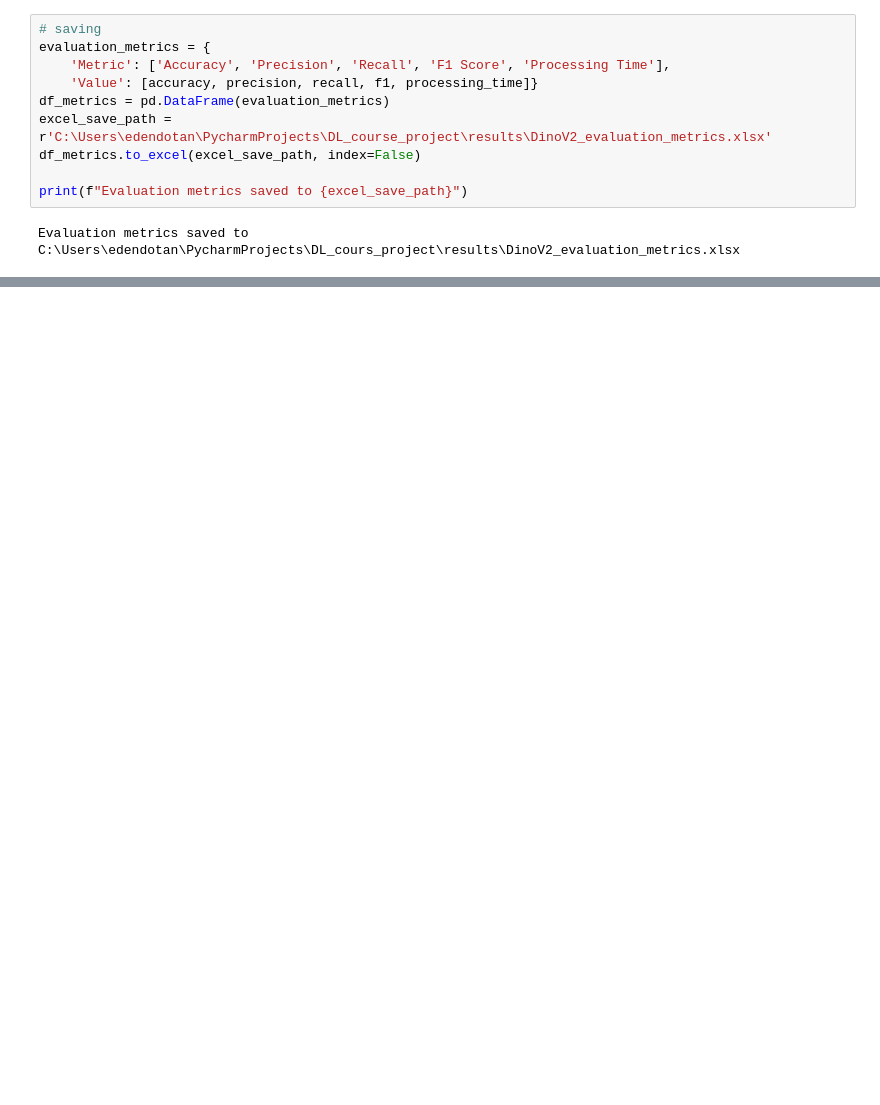
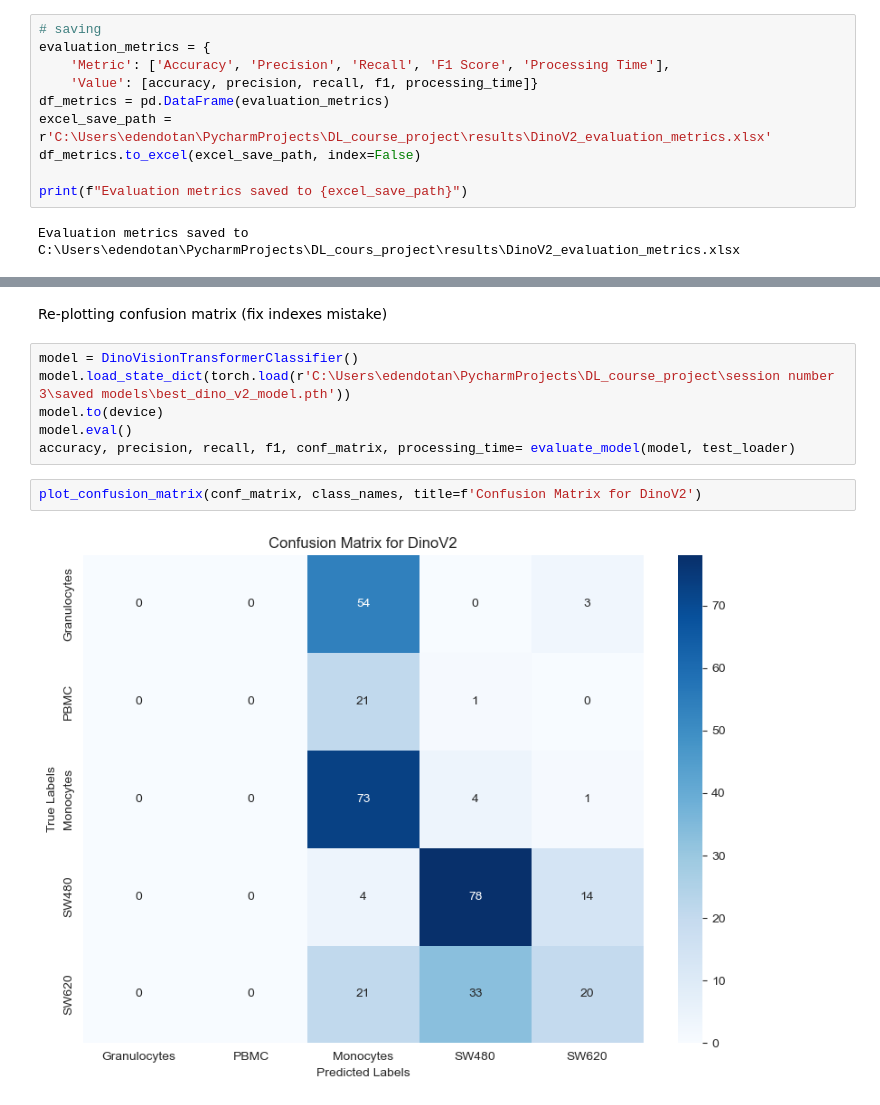
Before and after one commit to EdenDotan2812/DL_Project, a Jupyter notebook: OPD_model and Dino V2 models.ipynb, the cells around one changed output, grey strips where cells are left out. Saved outputs shown, nothing was run; the diff lists cells and outputs as text; blank space fills up the shorter version.

```diff
--- a/OPD_model and Dino V2 models.ipynb
+++ b/OPD_model and Dino V2 models.ipynb
@@ -647,0 +738,12 @@ Confusion Matrix saved to C:\Users\edendotan\PycharmProjects\DL_cours_project\re
+# %% [markdown]
+Re-plotting confusion matrix (fix indexes mistake)
+# %%
+model = DinoVisionTransformerClassifier()
+model.load_state_dict(torch.load(r'C:\Users\edendotan\PycharmProjects\DL_course_project\session number 3\saved models\best_dino_v2_model.pth'))
+model.to(device)
+model.eval()
+accuracy, precision, recall, f1, conf_matrix, processing_time= evaluate_model(model, test_loader)
+# %%
+plot_confusion_matrix(conf_matrix, class_names, title=f'Confusion Matrix for DinoV2')
+# %% [output]
+[figure, added]
```
Also changed, not shown: parts of 8 cells of this notebook.
